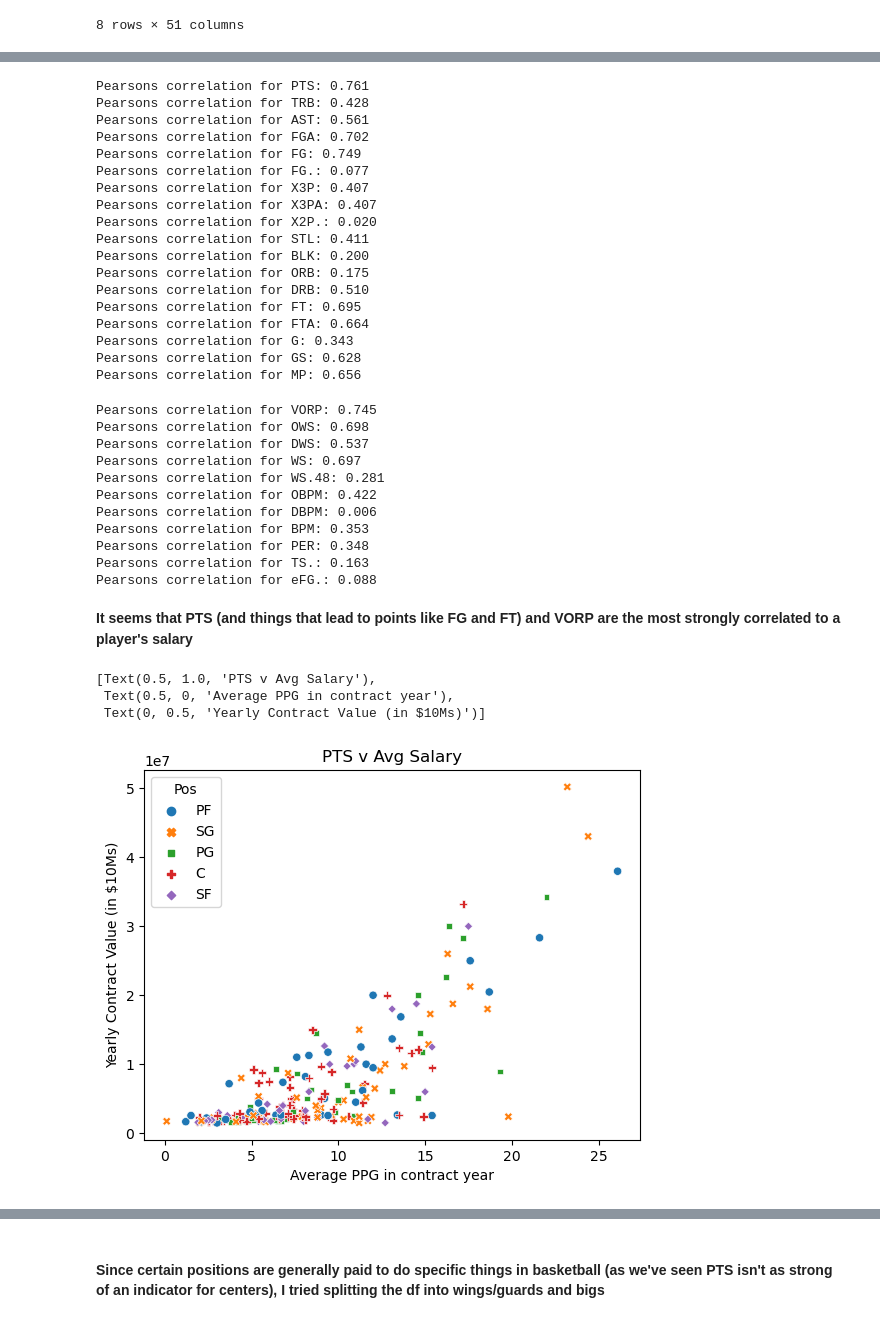
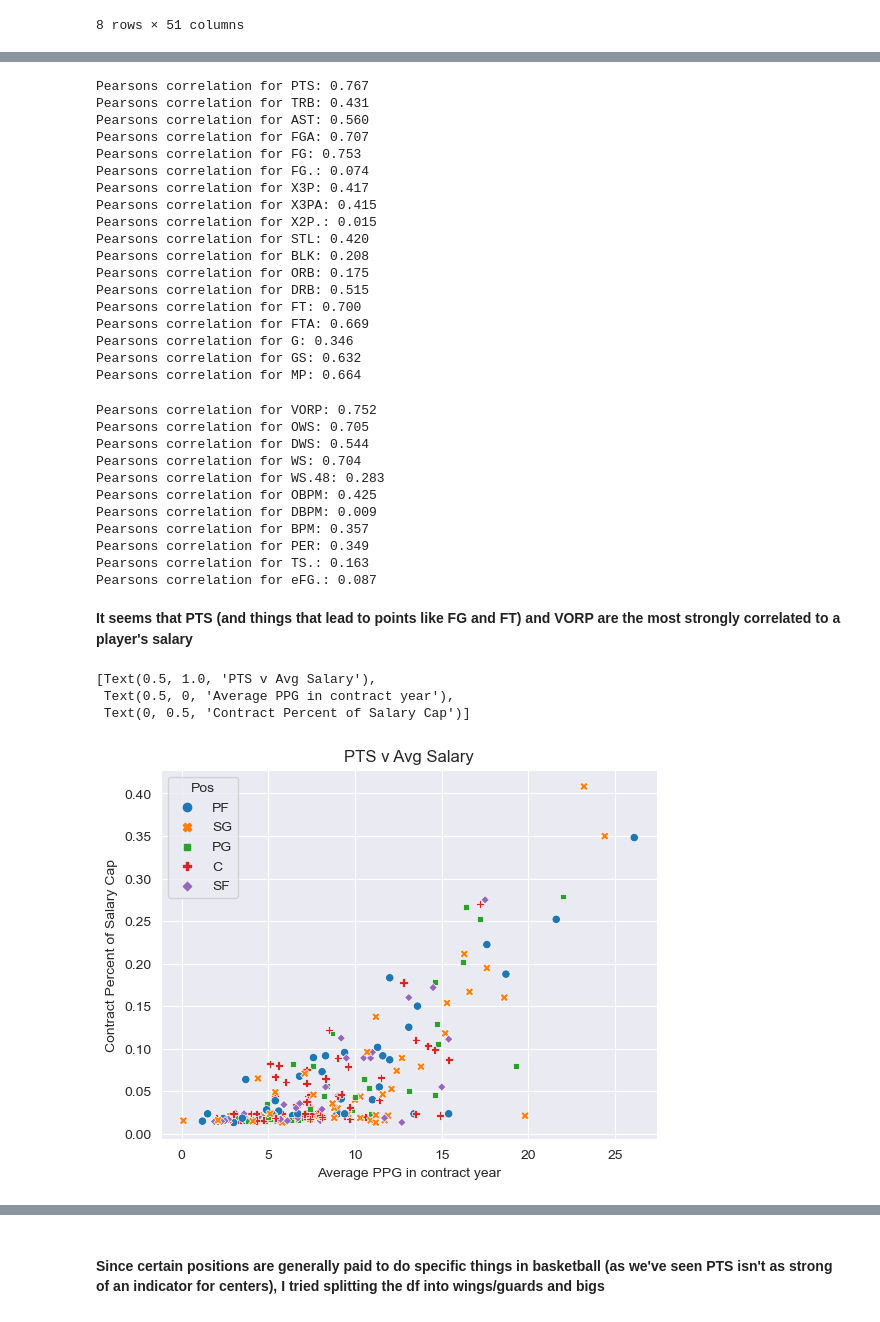
Before and after one commit to mkarlthayer/basketball, a Jupyter notebook: NBA Contract Predictor.ipynb, the cells around one changed output, grey strips where cells are left out. Cells and saved outputs as stored; diff of their text form; code cells hidden in the pictures.

```diff
--- a/NBA Contract Predictor.ipynb
+++ b/NBA Contract Predictor.ipynb
@@ -20,6 +18,15 @@ df_2022 = pd.read_csv(r'https://raw.githubusercontent.com/mkarlthayer/basketball
 print("Imports successful!")
 # %% [output]
 Imports successful!
+# %%
+#Salary Cap data per nba.com
+cap2020 = 109100000
+cap2021 = 112414000
+cap2022 = 123000000
+#Add column to each DF represent player salaries as percent of salary cap
+df_2020['Cap_Percent'] = df_2020['Avg_Salary']/cap2020
+df_2021['Cap_Percent'] = df_2021['Avg_Salary']/cap2021
+df_2022['Cap_Percent'] = df_2022['Avg_Salary']/cap2022
 # %%
 # combine last 3 years of contract data
 df_combined = pd.concat([df_2020, df_2021, df_2022])
@@ -32,17 +39,15 @@ df_combined = df_combined.drop_duplicates()
 df_combined = df_combined.replace({'Pos':{'SF-SG': 'SF', 'SF-PF':'SF', 'PF-C':'PF', 'PF-SF':'PF','SG-PG':'SG','PG-SG':'PG','SG-SF':'SG','C-PF':'C'}})
 # %%
 #set x to predictor variables
-X = df_combined.drop(['Avg_Salary'], axis = 1)
+X = df_combined.drop(['Avg_Salary','Cap_Percent'], axis = 1)
 # set y to avg_salary
-y = df_combined['Avg_Salary']
+y = df_combined.pop("Cap_Percent")
 # train test split
 X_train, X_test, y_train, y_test = train_test_split(X, y, random_state=0, train_size = .75)
 # %% [markdown]
 ## EDA ##
 # %%
 # add salaries back for sake of visualizations
-X_train["Avg_Salary"] = y_train
-X_test["Avg_Salary"] = y_test
-train_df = X_train
-test_df = X_test
+X_train["Cap_Percent"] = y_train
+X_test["Cap_Percent"] = y_test
 # %%
@@ -82,51 +96,51 @@ for x in traditional_stats:
     corr, _ = pearsonr(X_train[x],y_train)
     print('Pearsons correlation for %s: %.3f' %(x, corr))
 # %% [output]
-Pearsons correlation for PTS: 0.761
-Pearsons correlation for TRB: 0.428
-Pearsons correlation for AST: 0.561
-Pearsons correlation for FGA: 0.702
-Pearsons correlation for FG: 0.749
-Pearsons correlation for FG.: 0.077
-Pearsons correlation for X3P: 0.407
-Pearsons correlation for X3PA: 0.407
-Pearsons correlation for X2P.: 0.020
-Pearsons correlation for STL: 0.411
-Pearsons correlation for BLK: 0.200
+Pearsons correlation for PTS: 0.767
+Pearsons correlation for TRB: 0.431
+Pearsons correlation for AST: 0.560
+Pearsons correlation for FGA: 0.707
+Pearsons correlation for FG: 0.753
+Pearsons correlation for FG.: 0.074
+Pearsons correlation for X3P: 0.417
+Pearsons correlation for X3PA: 0.415
+Pearsons correlation for X2P.: 0.015
+Pearsons correlation for STL: 0.420
+Pearsons correlation for BLK: 0.208
 Pearsons correlation for ORB: 0.175
-Pearsons correlation for DRB: 0.510
-Pearsons correlation for FT: 0.695
-Pearsons correlation for FTA: 0.664
-Pearsons correlation for G: 0.343
-Pearsons correlation for GS: 0.628
-Pearsons correlation for MP: 0.656
+Pearsons correlation for DRB: 0.515
+Pearsons correlation for FT: 0.700
+Pearsons correlation for FTA: 0.669
+Pearsons correlation for G: 0.346
+Pearsons correlation for GS: 0.632
+Pearsons correlation for MP: 0.664
 # %%
 advanced_stats = ['VORP','OWS','DWS','WS','WS.48','OBPM','DBPM','BPM','PER','TS.',"eFG."]
 for x in advanced_stats:
     corr, _ = pearsonr(X_train[x],y_train)
     print('Pearsons correlation for %s: %.3f' %(x, corr))
 # %% [output]
-Pearsons correlation for VORP: 0.745
-Pearsons correlation for OWS: 0.698
-Pearsons correlation for DWS: 0.537
-Pearsons correlation for WS: 0.697
-Pearsons correlation for WS.48: 0.281
-Pearsons correlation for OBPM: 0.422
-Pearsons correlation for DBPM: 0.006
-Pearsons correlation for BPM: 0.353
-Pearsons correlation for PER: 0.348
+Pearsons correlation for VORP: 0.752
+Pearsons correlation for OWS: 0.705
+Pearsons correlation for DWS: 0.544
+Pearsons correlation for WS: 0.704
+Pearsons correlation for WS.48: 0.283
+Pearsons correlation for OBPM: 0.425
+Pearsons correlation for DBPM: 0.009
+Pearsons correlation for BPM: 0.357
+Pearsons correlation for PER: 0.349
 Pearsons correlation for TS.: 0.163
-Pearsons correlation for eFG.: 0.088
+Pearsons correlation for eFG.: 0.087
 # %% [markdown]
 **It seems that PTS (and things that lead to points like FG and FT) and VORP are the most strongly correlated to a player's salary**
 # %%
 # PTS and salary has a very strong linear correlation
 ax = sns.scatterplot(x='PTS',y=y_train, style = 'Pos', hue = "Pos", data = X_train)
-ax.set(title="PTS v Avg Salary", xlabel="Average PPG in contract year", ylabel="Yearly Contract Value (in $10Ms)")
+ax.set(title="PTS v Avg Salary", xlabel="Average PPG in contract year", ylabel="Contract Percent of Salary Cap")
 # %% [output]
 [Text(0.5, 1.0, 'PTS v Avg Salary'),
  Text(0.5, 0, 'Average PPG in contract year'),
- Text(0, 0.5, 'Yearly Contract Value (in $10Ms)')]
+ Text(0, 0.5, 'Contract Percent of Salary Cap')]
-[figure, old version]
+[figure, new version]
 # %%
 #It appears centers don't follow the linear pattern as closely as other positions
```
Also changed, not shown: parts of 37 cells of this notebook.
